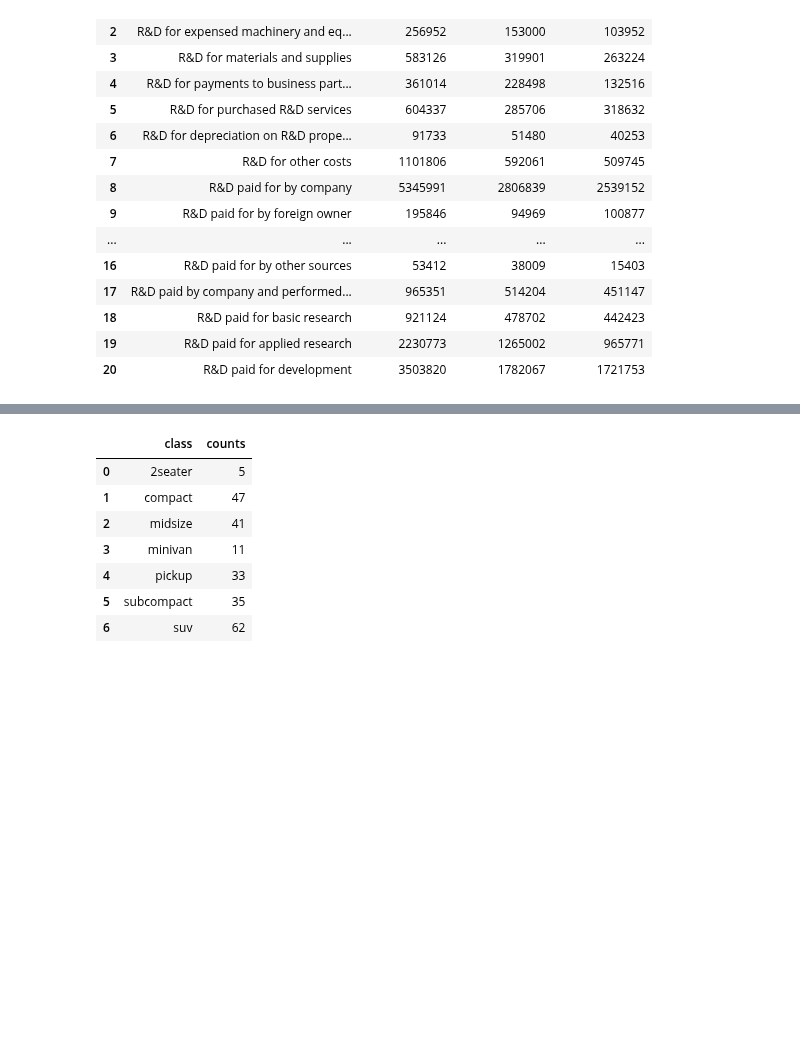
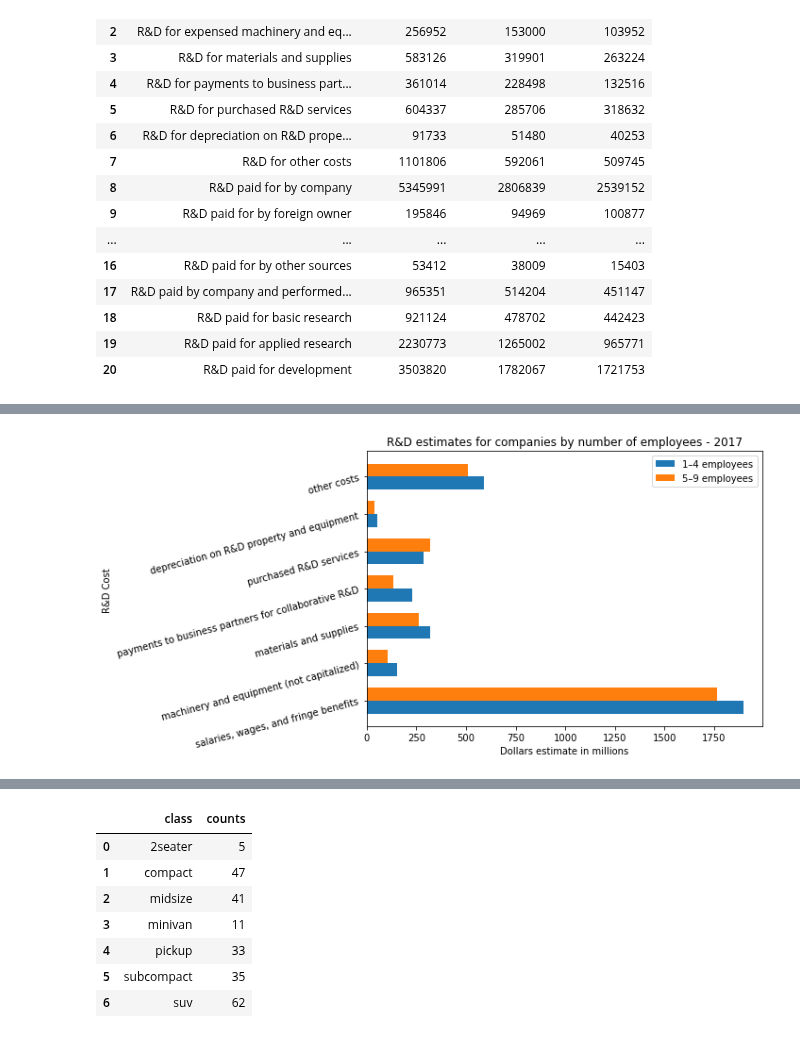
Before and after one commit to mulukenm/DataVisualization, a Jupyter notebook: ABS_Visualization.ipynb, the cells around one changed output, grey strips where cells are left out. Saved outputs shown, nothing was run; the diff lists cells and outputs as text; code cells hidden in the pictures; blank space fills up the shorter version.

```diff
--- a/ABS_Visualization.ipynb
+++ b/ABS_Visualization.ipynb
@@ -51,0 +93,32 @@ df3.div(1000).head(17)
+# %%
+labels = ['salaries, wages, and fringe benefits', 'machinery and equipment (not capitalized)','materials and supplies',
+          'payments to business partners for collaborative R&D', 'purchased R&D services', 'depreciation on R&D property and equipment',
+         'other costs']
+employees_1to4 = df11['1–4 employees'].tolist()
+employees_5to9 = df11['5–9 employees'].tolist()
+
+x = np.arange(len(labels))  # the label locations
+width = 0.35  # the width of the bars
+
+fig, ax = plt.subplots()
+fig.set_figheight(5)
+fig.set_figwidth(10)
+rects1 = ax.barh(x - width/2, employees_1to4, width, label='1–4 employees')
+rects2 = ax.barh(x + width/2,employees_5to9, width, label='5–9 employees')
+
+# Add some text for labels, title and custom x-axis tick labels, etc.
+ax.set_xlabel('Dollars estimate in millions')
+ax.set_ylabel('R&D Cost ')
+ax.set_title('R&D estimates for companies by number of employees - 2017')
+ax.set_yticks(x)
+ax.set_yticklabels(labels)
+ax.legend()
+plt.yticks(rotation = 15) # Rotates X-Axis Ticks by 45-degrees
+
+
+
+fig.tight_layout()
+
+plt.show()
+# %% [output]
+[figure, added]
```
Also changed, not shown: parts of 6 cells of this notebook.
